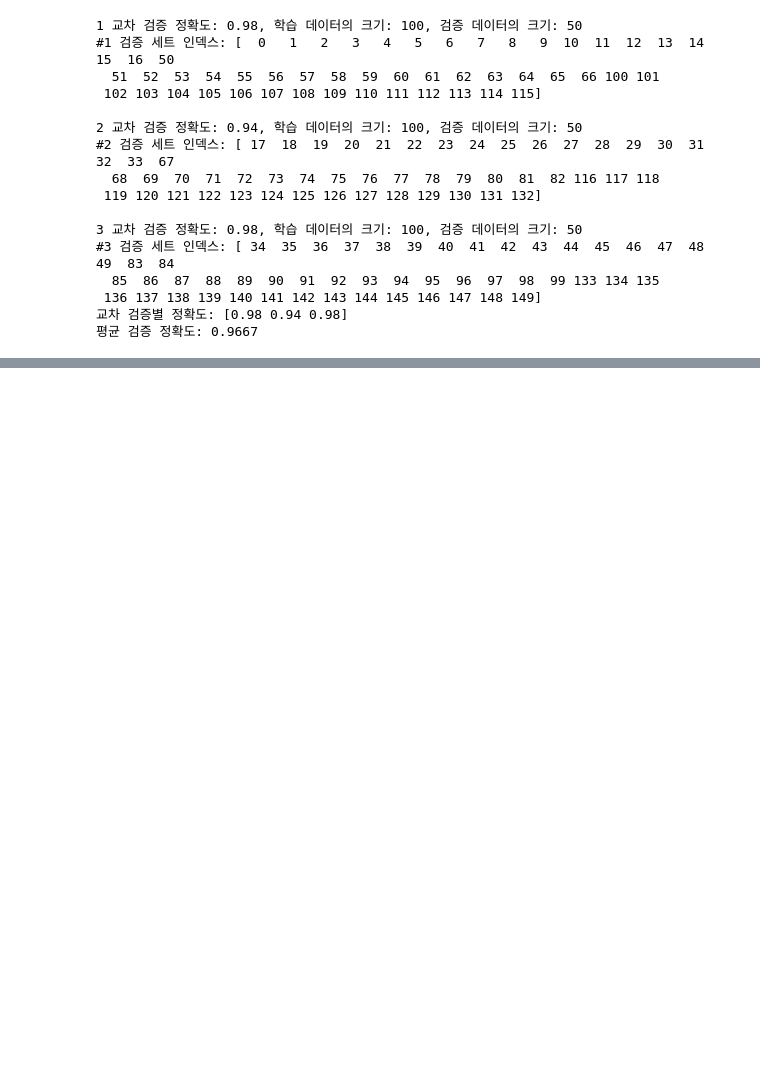
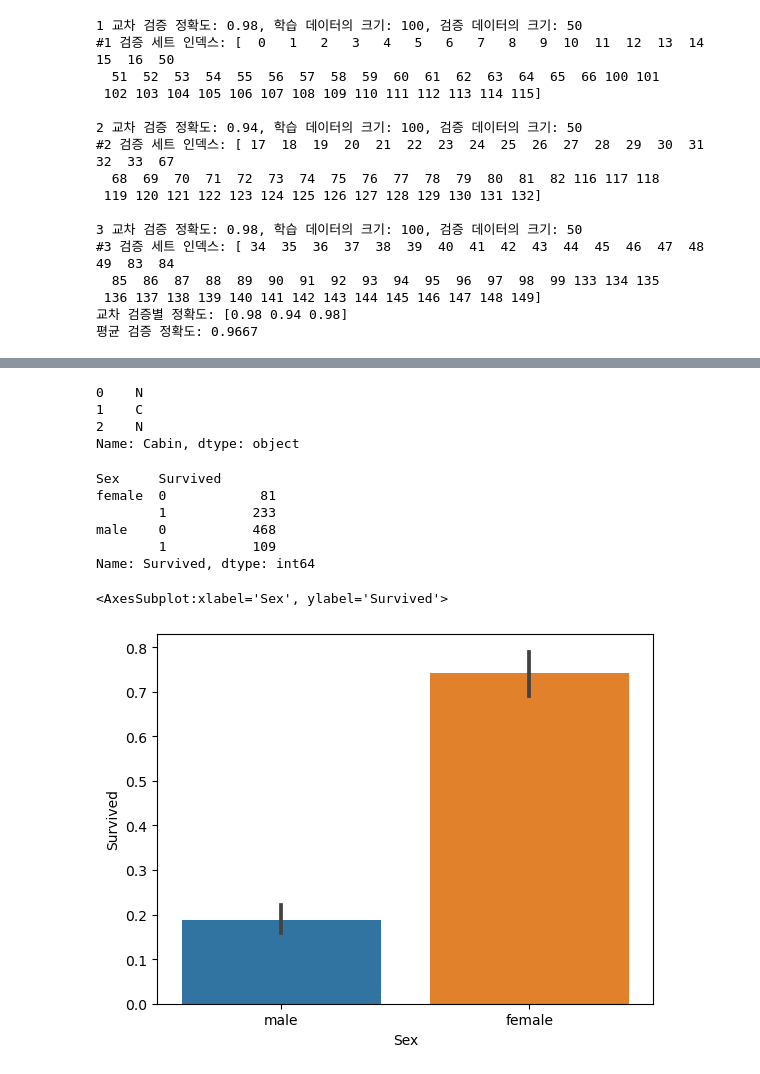
Before and after one commit to zi0-hand/machine-learning-study, a Jupyter notebook: src/part2.ipynb, the cells around one changed output, grey strips where cells are left out. Drawn from its saved outputs; the diff is of its cells as text; code cells hidden in the pictures; blank space fills up the shorter version.

```diff
--- a/src/part2.ipynb
+++ b/src/part2.ipynb
@@ -215,0 +345,9 @@ print('평균 검증 정확도:', np.round(np.mean(cv_accuracy), 4))
+# %%
+import numpy as np
+import pandas as pd
+import matplotlib.pyplot as plt
+import seaborn as sns
+%matplotlib inline
+
+titanic_df = pd.read_csv('C:/Users/sgsgk/Documents/machine-learning-example-data/titanic_train.csv')
+titanic_df.head(3)
@@ -215,0 +381,6 @@ print('평균 검증 정확도:', np.round(np.mean(cv_accuracy), 4))
+# %%
+titanic_df['Age'].fillna(titanic_df['Age'].mean(), inplace=True)
+titanic_df['Cabin'].fillna('N', inplace=True)
+titanic_df['Embarked'].fillna('N', inplace=True)
+# print('\n요건 뭐지', titanic_df.isnull().sum()) # 요거는 각 열에 대해 표시
+print('\n데이터 세트 Null 값 수', titanic_df.isnull().sum().sum()) # 요거는 진짜 전체의 개수에 대해 표시
@@ -215,0 +427,27 @@ print('평균 검증 정확도:', np.round(np.mean(cv_accuracy), 4))
+# %%
+# 요기서 Cabin 데이터가 조금 더 특이하기 때문에 다시 살펴보기
+df = titanic_df
+#df['Cabin']
+
+# 선실 등급을 표시하기 위해서 앞부분만 추출
+df['Cabin'] = titanic_df['Cabin'].str[:1]
+print(titanic_df['Cabin'].head(3))
+# %% [output]
+0    N
+1    C
+2    N
+Name: Cabin, dtype: object
+# %%
+df.groupby(['Sex', 'Survived'])['Survived'].count()
+# %% [output]
+Sex     Survived
+female  0            81
+        1           233
+male    0           468
+        1           109
+Name: Survived, dtype: int64
+# %%
+sns.barplot(x='Sex', y='Survived', data=df)
+# %% [output]
+<AxesSubplot:xlabel='Sex', ylabel='Survived'>
+[figure, added]
```
Also changed, not shown: parts of 23 cells of this notebook.
